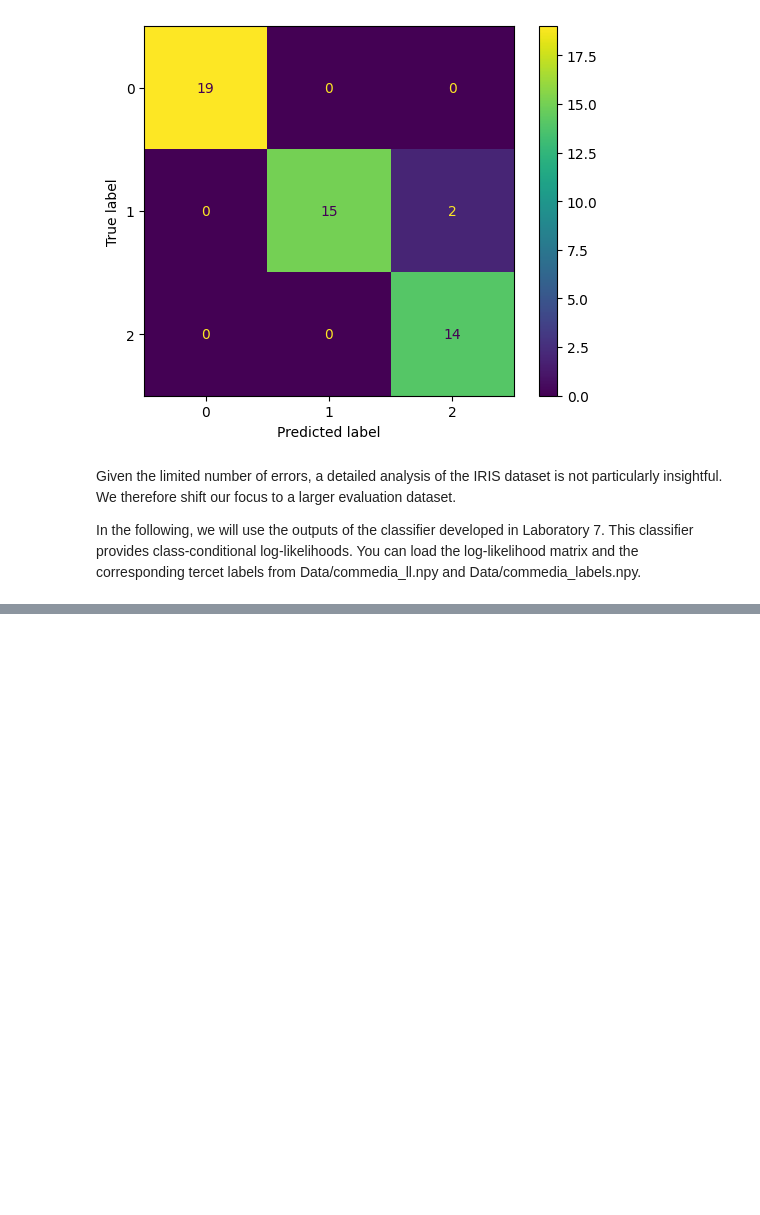
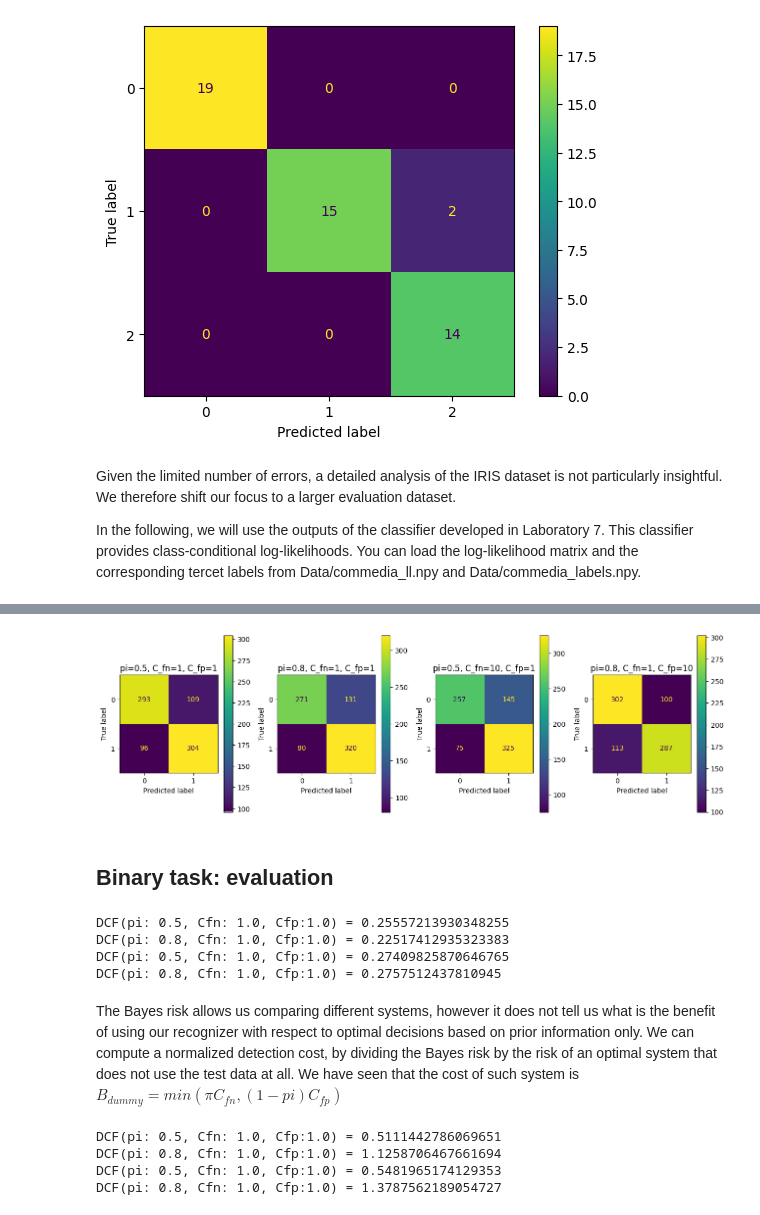
Before and after one commit to BorlinaEdoardo/Machine-Learning-Pattern-Recognition-Polito, a Jupyter notebook: lab8/lab8.ipynb, the cells around one changed output, grey strips where cells are left out. Saved outputs shown, nothing was run; the diff lists cells and outputs as text; code cells hidden in the pictures; blank space fills up the shorter version.

```diff
--- a/lab8/lab8.ipynb
+++ b/lab8/lab8.ipynb
@@ -138,0 +149,41 @@ L_pred = S_post.argmax(0)
+# %%
+# optimal bayes decision
+
+#load data
+llr_infpar = np.load("Data/commedia_llr_infpar.npy")        # loglikelihood ratios
+actual_labels = np.load("Data/commedia_labels_infpar.npy")
+# %%
+def optimal_bayes_decision(llr_list, pi, Cfn, Cfp): # note llr is considered a vector
+    true = pi
+    false = 1 - pi
+    result_list = np.zeros(len(llr_list))
+    i = 0
+    for llr in llr_list:
+        t = -np.log( (true*Cfn) / (false*Cfp) )
+        result_list[i] = 1 if llr > t else 0
+        i += 1
+    return result_list
+# %%
+
+pi = [0.5, 0.8, 0.5, 0.8]
+Cfn = [1, 1, 10, 1]
+Cfp = [1, 1, 1, 10]
+predicted_labels = np.zeros([4, len(llr_infpar)])
+
+fig, axes = plt.subplots(1, 4, figsize=(13, 4))
+
+for i in range(4):
+    predicted_labels[i, :] = vrow(optimal_bayes_decision(llr_infpar, pi[i], Cfn[i], Cfp[i]))
+    confusion_matrix = sklearn.metrics.confusion_matrix(actual_labels, predicted_labels[i, :])
+
+    cm_display = sklearn.metrics.ConfusionMatrixDisplay(confusion_matrix = confusion_matrix, display_labels = [0, 1])
+
+    cm_display.plot(ax = axes[i])
+    axes[i].set_title(f"pi={pi[i]}, C_fn={Cfn[i]}, C_fp={Cfp[i]}")
+
+plt.tight_layout()
+plt.show()
+# %% [output]
+[figure, added]
+# %% [markdown]
+## Binary task: evaluation
@@ -138,0 +208,24 @@ L_pred = S_post.argmax(0)
+# %%
+for i in range(4):
+    confusion_matrix = confusion_matrix = sklearn.metrics.confusion_matrix(actual_labels, predicted_labels[i, :])
+    DCF = detection_cost_function(confusion_matrix, pi[i], Cfn[i], Cfp[i])
+    print(f"DCF(pi: {pi[i]}, Cfn: {Cfn[i]}, Cfp:{Cfp[i]}) = {DCF}")
+# %% [output]
+DCF(pi: 0.5, Cfn: 1.0, Cfp:1.0) = 0.25557213930348255
+DCF(pi: 0.8, Cfn: 1.0, Cfp:1.0) = 0.22517412935323383
+DCF(pi: 0.5, Cfn: 1.0, Cfp:1.0) = 0.27409825870646765
+DCF(pi: 0.8, Cfn: 1.0, Cfp:1.0) = 0.2757512437810945
+# %% [markdown]
+The Bayes risk allows us comparing different systems, however it does not tell us what is the benefit of
+using our recognizer with respect to optimal decisions based on prior information only. We can compute
+a normalized detection cost, by dividing the Bayes risk by the risk of an optimal system that does not
+use the test data at all. We have seen that the cost of such system is $B_{dummy} = min(\pi C_{fn},(1-pi) C_{fp})$
+# %%
+dcf_list = compute_normalized_dcf(predicted_labels, actual_labels, pi, Cfn, Cfp)
+for i in range(len(dcf_list)):
+    print(f"DCF(pi: {pi[i]}, Cfn: {Cfn[i]}, Cfp:{Cfp[i]}) = {dcf_list[i]}")
+# %% [output]
+DCF(pi: 0.5, Cfn: 1.0, Cfp:1.0) = 0.5111442786069651
+DCF(pi: 0.8, Cfn: 1.0, Cfp:1.0) = 1.1258706467661694
+DCF(pi: 0.5, Cfn: 1.0, Cfp:1.0) = 0.5481965174129353
+DCF(pi: 0.8, Cfn: 1.0, Cfp:1.0) = 1.3787562189054727
```
Also changed, not shown: parts of 12 cells of this notebook.
